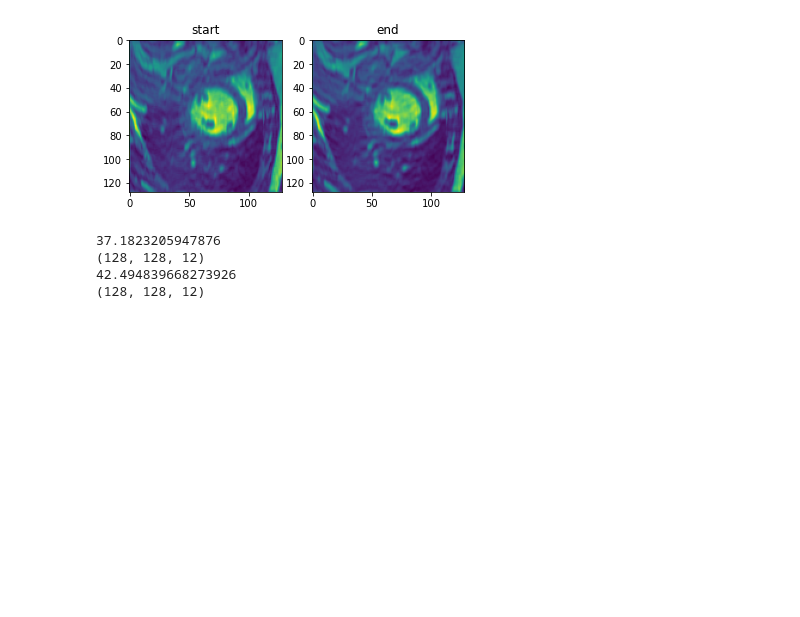
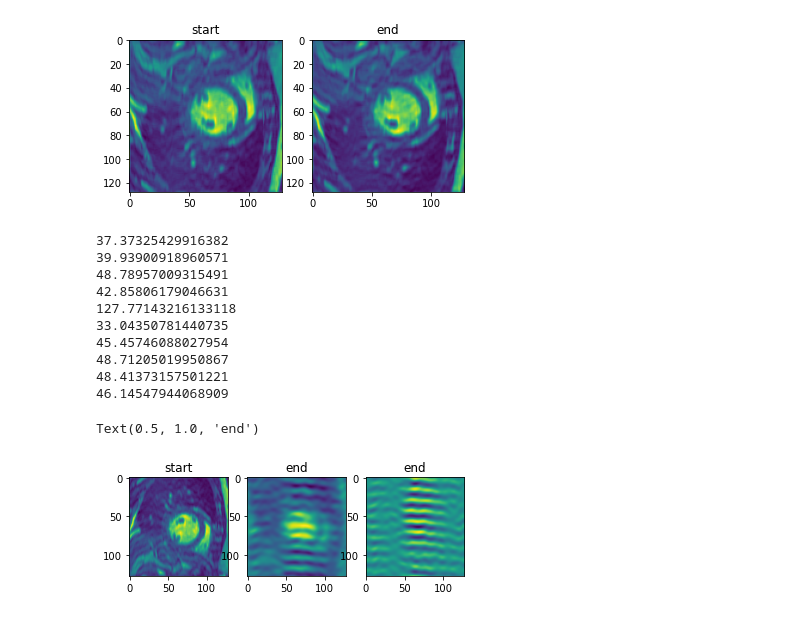
Before and after one commit to MATHplus-Young-Academy/P1-Temp-Reg, a Jupyter notebook: modelbased-approach/admm.ipynb, the cells around one changed output. Drawn from its saved outputs; the diff is of its cells as text; code cells hidden in the pictures; blank space fills up the shorter version.

```diff
--- a/modelbased-approach/admm.ipynb
+++ b/modelbased-approach/admm.ipynb
@@ -99,13 +99,13 @@ def prox(alpha,x):
     prox_output = np.sign(x)*np.max(np.abs(x) -  alpha,0)
     return prox_output
 
-def solve_z_step(u_k, beta_t, beta_x, mut_k, mux_k, alpha, A, Dx, Dt):
+def solve_z_step(u_k, beta_t, beta_x, mut_k, mux_k, alpha, beta, A, Dx, Dt):
 
     tmp = Dx.forward(u_k)
     tmp = (mux_k[0]/beta_x + tmp[0], mux_k[1]/beta_x + tmp[1])
 
-    zkx_0 = prox(alpha/beta_x, tmp[0])
-    zkx_1 = prox(alpha/beta_x, tmp[1])
+    zkx_0 = prox(beta/beta_x, tmp[0])
+    zkx_1 = prox(beta/beta_x, tmp[1])
     zkx = (zkx_0, zkx_1)
 
     tmp = mut_k/beta_t + Dt.forward(u_k)
@@ -113,6 +113,7 @@ def solve_z_step(u_k, beta_t, beta_x, mut_k, mux_k, alpha, A, Dx, Dt):
 
     return zkx, zkt
 # %%
+from tqdm import tqdm
 def alternative_lagrange_multiplier(max_iter):
     A = aux.A(mask)
 
@@ -132,17 +133,19 @@ def alternative_lagrange_multiplier(max_iter):
     mut_k = zt_k.copy()
     mut_k.fill(1.0)
 
-    alpha = 0.01*np.ones(u_k.shape)
+    alpha = 0.2*np.ones(u_k.shape)
+    beta = 0.2*np.ones(u_k.shape)
+
     beta_t = 2.0
     beta_x = 2.0
 
-    for i in range(max_iter):
+    for i in tqdm(range(max_iter)):
         time_start = time.time()
         u_k = solve_u_step(u_k,zt_k,zx_k,beta_t,beta_x,mut_k,mux_k, y,A,Dx,Dt)
 
         print(time.time()- time_start)
 
-        zk_x, zk_t = solve_z_step(u_k, beta_t, beta_x, mut_k, mux_k, alpha, A, Dx, Dt)
+        zk_x, zk_t = solve_z_step(u_k, beta_t, beta_x, mut_k, mux_k, alpha, beta, A, Dx, Dt)
 
         mut_k += Dt.forward(u_k)-zt_k
         mux_k = (mux_k[0] + Dx.forward(u_k)[0]-zx_k[0], mux_k[1] + Dx.forward(u_k)[1]-zx_k[1])
@@ -152,10 +155,16 @@ def alternative_lagrange_multiplier(max_iter):
 maxiter=  10
 result = alternative_lagrange_multiplier(maxiter)
 # %% [output]
-37.1823205947876
-(128, 128, 12)
-42.494839668273926
-(128, 128, 12)
+37.37325429916382
+39.93900918960571
+48.78957009315491
+42.85806179046631
+127.77143216133118
+33.04350781440735
+45.45746088027954
+48.71205019950867
+48.41373157501221
+46.14547944068909
 # %%
 import nibabel as nib
 nii = nib.Nifti1Image(np.abs(result),np.eye(4))
@@ -163,9 +172,14 @@ nib.save(nii,"/home/jovyan/result_mi{}.nii".format(maxiter))
 # %%
 import matplotlib.pyplot as plt
 
 plotframe = 6
-f,ax = plt.subplots(1,2)
+f,ax = plt.subplots(1,3)
 ax[0].imshow(np.flip(np.abs(np.squeeze(u_k[:,:,plotframe])),axis=0))
 ax[0].set_title('start')
-ax[1].imshow(np.flip(np.abs(np.squeeze(result[:,:,plotframe])),axis=0))
+ax[1].imshow(np.flip(np.real(np.squeeze(result[:,:,plotframe])),axis=0))
 ax[1].set_title('end')
+ax[2].imshow(np.flip(np.imag(np.squeeze(result[:,:,plotframe])),axis=0))
+ax[2].set_title('end')
+# %% [output]
+Text(0.5, 1.0, 'end')
+[figure, added]
```
Also changed, not shown: parts of 2 cells of this notebook.
